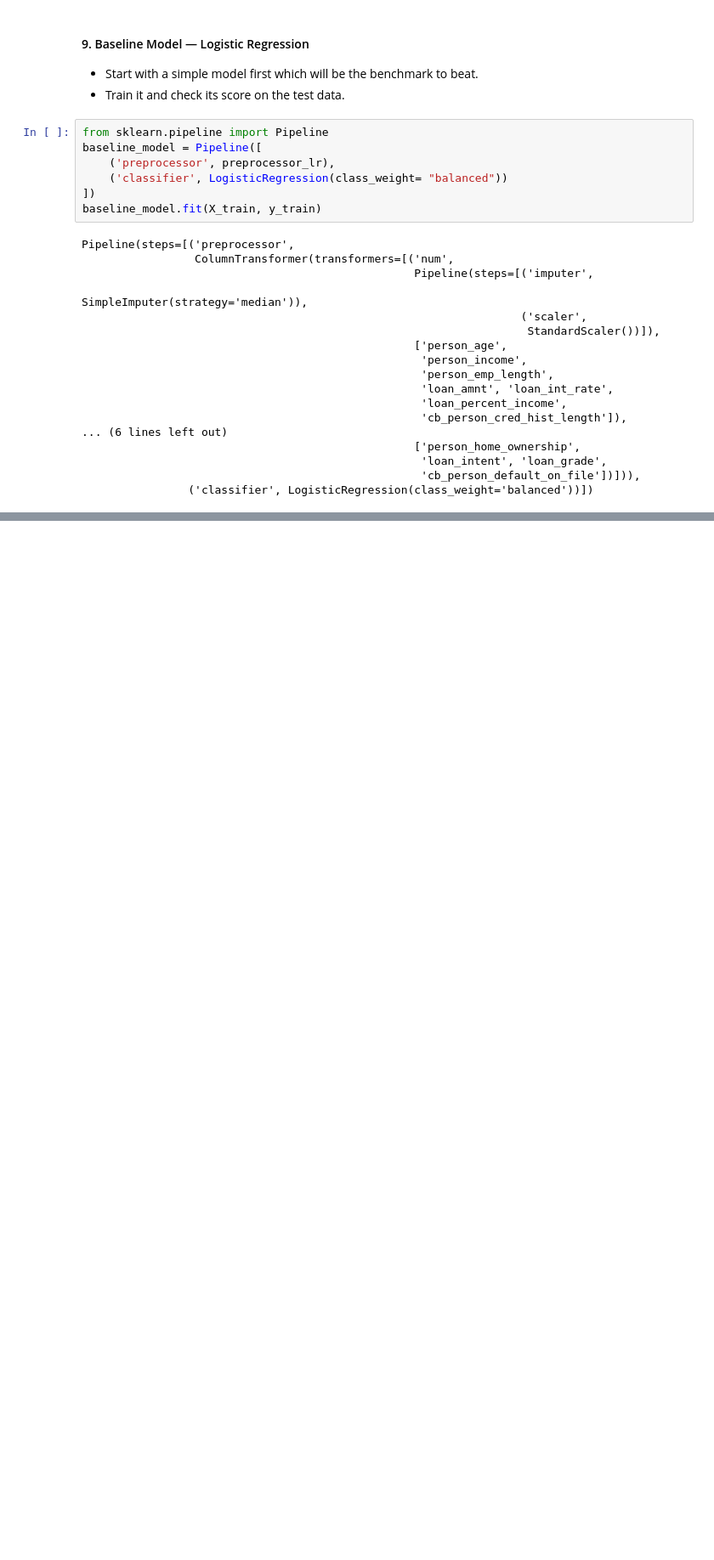
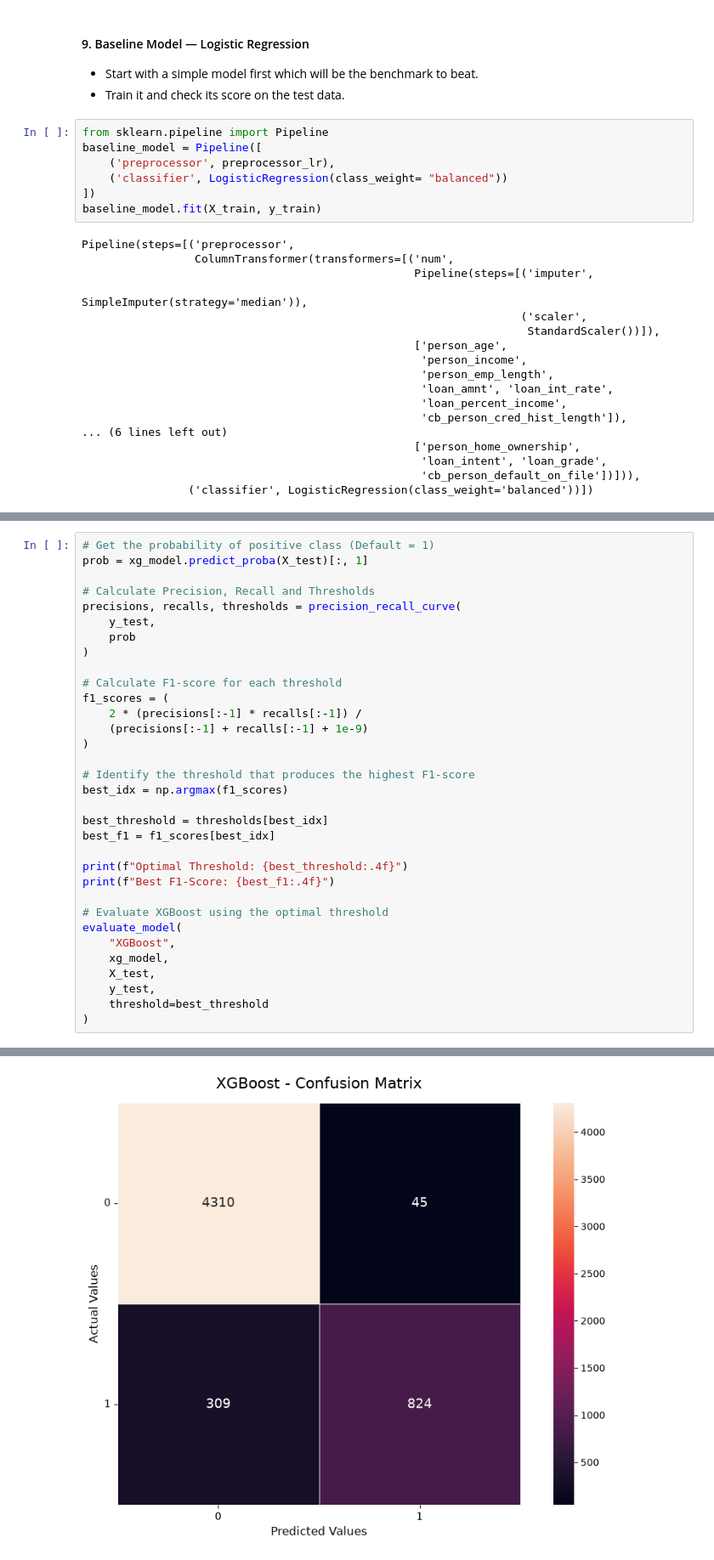
Before and after one commit to AlwinVJ/Credit-Risk-Assessment, a Jupyter notebook: credit_risk_assessment.ipynb, the cells around one changed output, grey strips where cells are left out. Shown at 85% size. Saved outputs shown, nothing was run; the diff lists cells and outputs as text; blank space fills up the shorter version.

```diff
--- a/credit_risk_assessment.ipynb
+++ b/credit_risk_assessment.ipynb
@@ -795,0 +1076,34 @@ Pipeline(steps=[('preprocessor',
+# %%
+# Get the probability of positive class (Default = 1)
+prob = xg_model.predict_proba(X_test)[:, 1]
+
+# Calculate Precision, Recall and Thresholds
+precisions, recalls, thresholds = precision_recall_curve(
+    y_test,
+    prob
+)
+
+# Calculate F1-score for each threshold
+f1_scores = (
+    2 * (precisions[:-1] * recalls[:-1]) /
+    (precisions[:-1] + recalls[:-1] + 1e-9)
+)
+
+# Identify the threshold that produces the highest F1-score
+best_idx = np.argmax(f1_scores)
+
+best_threshold = thresholds[best_idx]
+best_f1 = f1_scores[best_idx]
+
+print(f"Optimal Threshold: {best_threshold:.4f}")
+print(f"Best F1-Score: {best_f1:.4f}")
+
+# Evaluate XGBoost using the optimal threshold
+evaluate_model(
+    "XGBoost",
+    xg_model,
+    X_test,
+    y_test,
+    threshold=best_threshold
+)
+# %% [output]
@@ -795,0 +1128 @@ Pipeline(steps=[('preprocessor',
+[figure, added]
```
Also changed, not shown: parts of 18 cells of this notebook.
